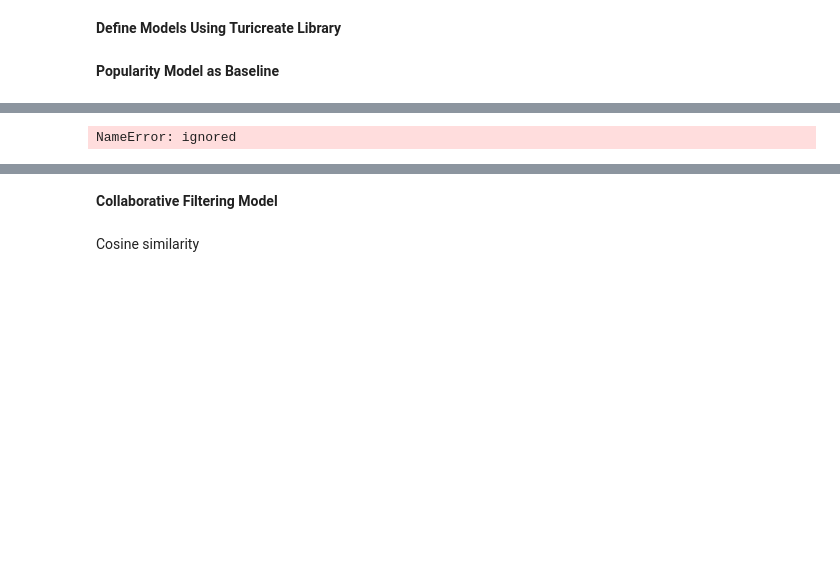
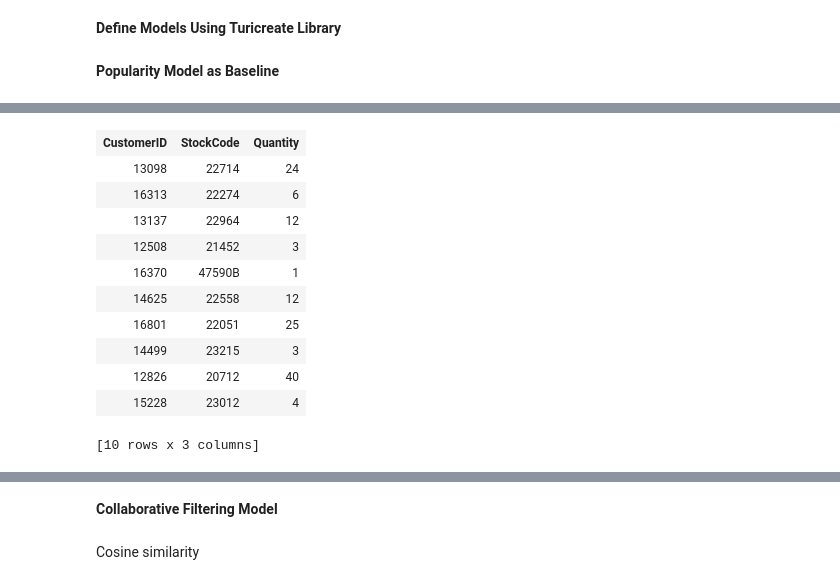
Before and after one commit to amilakanishka/ECommerce-Product-Recommender-Using-Machine-Learning, a Jupyter notebook: Jamie/uk_retail_export_scaled_freq.ipynb, the cells around one changed output, grey strips where cells are left out. Drawn from its saved outputs; the diff is of its cells as text; code cells hidden in the pictures; blank space fills up the shorter version.

```diff
--- a/Jamie/uk_retail_export_scaled_freq.ipynb
+++ b/Jamie/uk_retail_export_scaled_freq.ipynb
@@ -289,6 +307,16 @@ recommendations finished on 8000/265220 queries. users per second: 19130.1
 ... (188 outputs left out)
-# %%
-# Baseline summary - Not sure why, explore tomorrow
-train.groupby(by=item_id)['Quantity'].mean().sort_values(ascending=False).head(20)
-# %% [output]
-NameError: ignored
+# %%
+train_data.head()
+# %% [output]
+| CustomerID | StockCode | Quantity |
+| 13098 | 22714 | 24 |
+| 16313 | 22274 | 6 |
+| 13137 | 22964 | 12 |
+| 12508 | 21452 | 3 |
+| 16370 | 47590B | 1 |
+| 14625 | 22558 | 12 |
+| 16801 | 22051 | 25 |
+| 14499 | 23215 | 3 |
+| 12826 | 20712 | 40 |
+| 15228 | 23012 | 4 |
+[10 rows x 3 columns]
```
Also changed, not shown: parts of 26 cells of this notebook.
